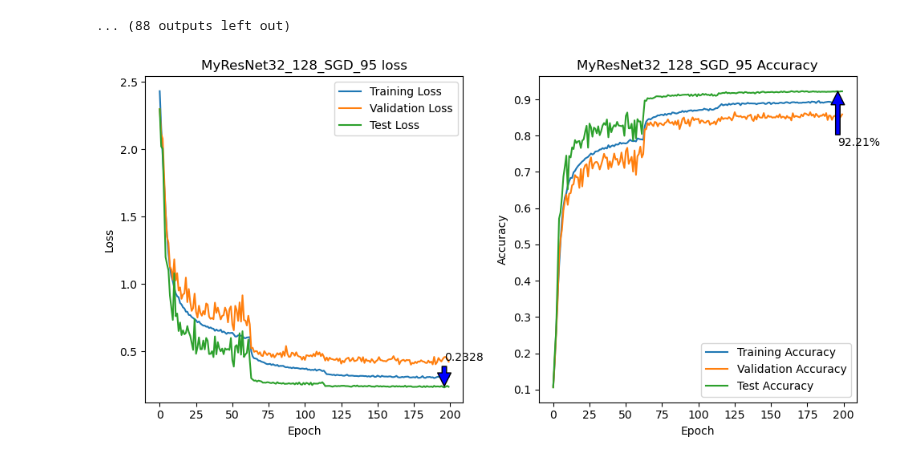
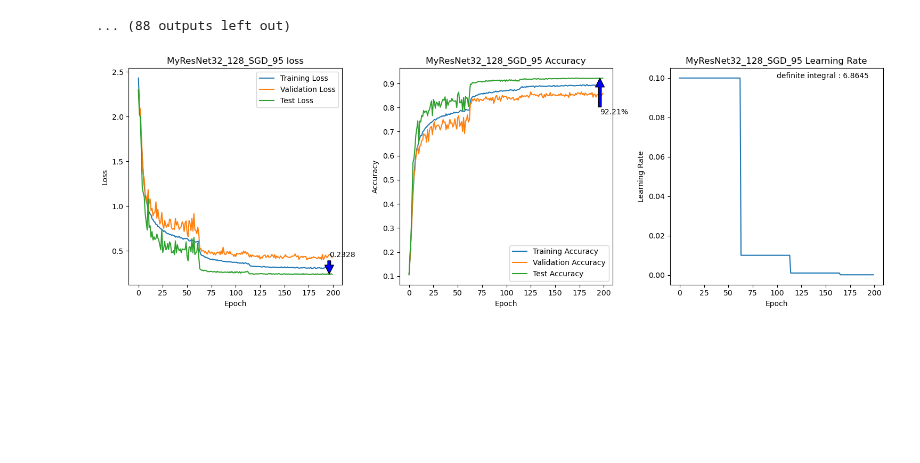
Before and after one commit to jiho264/MyResNet, a Jupyter notebook: models/2-2-Split_test/MyResNet32_CIFAR10_128_SGD_95/MyResNet32_CIFAR10_128_SGD_95.ipynb, the cells around one changed output. Drawn from its saved outputs; the diff is of its cells as text; code cells hidden in the pictures; blank space fills up the shorter version.

```diff
--- a/models/2-2-Split_test/MyResNet32_CIFAR10_128_SGD_95/MyResNet32_CIFAR10_128_SGD_95.ipynb
+++ b/models/2-2-Split_test/MyResNet32_CIFAR10_128_SGD_95/MyResNet32_CIFAR10_128_SGD_95.ipynb
@@ -43,7 +43,7 @@ NUM_EPOCHS = 200
 """Early stopping parameters"""
 EARLYSTOPPINGPATIENCE = 50
 
-file_name = f"MyResNet32_{BATCH}_{OPTIMIZER}"
+file_name = f"MyResNet32_{BATCH}_{OPTIMIZER}_95"
 # %%
 file_name
 # %% [output]
@@ -53,7 +53,7 @@ file_name
 # %% [markdown]
 ## Define Dateloader
 # %%
-tmp = LoadDataset(root="../../data", seceted_dataset=DATASET, split_ratio=SPLIT_RATIO)
+tmp = LoadDataset(root="../../../data", seceted_dataset=DATASET, split_ratio=SPLIT_RATIO)
 train_data, valid_data, test_data, COUNT_OF_CLASSES = tmp.Unpack()
 # %% [output]
 -----------------------------------------------------------------------
@@ -317,8 +320,8 @@ updated best eval loss : 1.03320714533329
 ... (88 outputs left out)
 # %%
 view = LogViewer(logs)
-view.draw(title=file_name+"_95", min_marker=True)
+view.draw(title=file_name, min_marker=True, save=True, add_lr_plot=True)
 # %% [output]
-[figure, old version]
+[figure, new version]
 # %%
 view.print_all()
```
Also changed, not shown: parts of 4 cells of this notebook, 13 other files.
